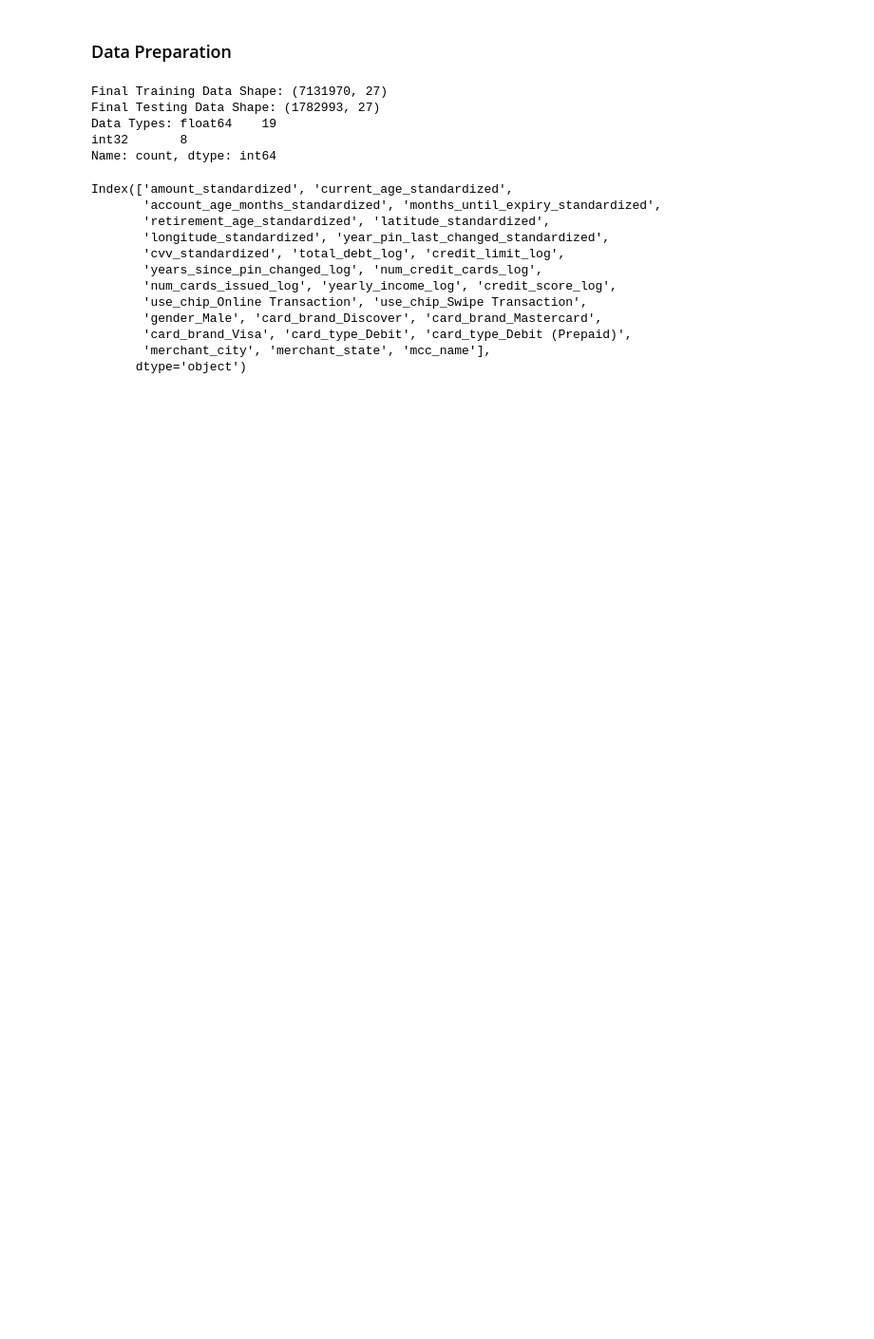
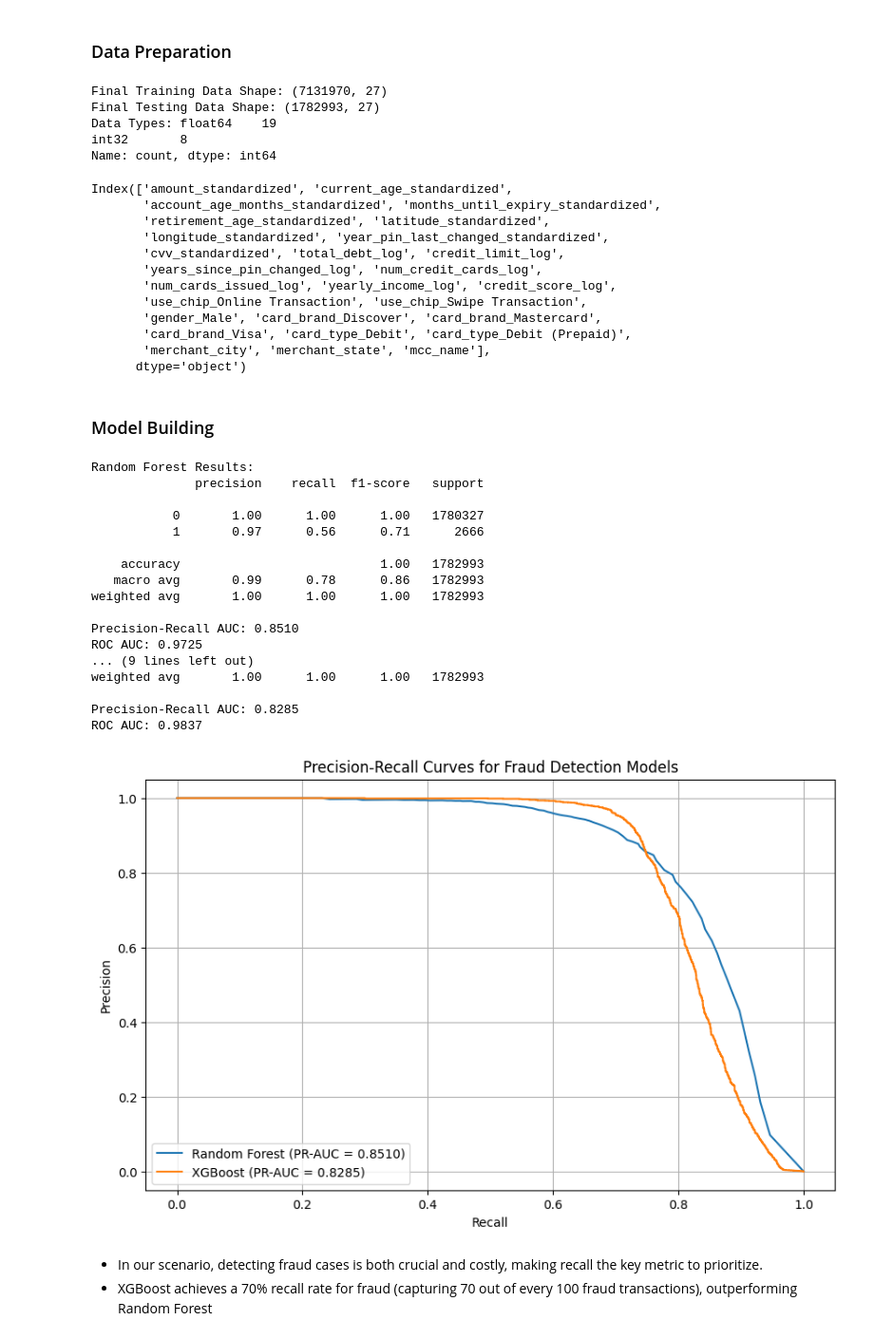
Before and after one commit to esr26/Kaggle-Projects, a Jupyter notebook: Financial Transaction Fraud/ft.ipynb, the cells around one changed output. Shown at 95% size. Saved outputs shown, nothing was run; the diff lists cells and outputs as text; code cells hidden in the pictures; blank space fills up the shorter version.

Commit message:
Code Updated
First cut model done

```diff
--- a/Financial Transaction Fraud/ft.ipynb
+++ b/Financial Transaction Fraud/ft.ipynb
@@ -699,6 +685,8 @@ fraud_label
 0    0.998505
 1    0.001495
 Name: proportion, dtype: float64
+# %%
+final_df = pd.read_csv('new_base.csv')
 # %%
 final_df.columns
 # %% [output]
@@ -791,7 +765,7 @@ X_test.drop(columns=log1p_cols, inplace=True)
 
 
 # Handling Left Skewed Columns
-max_credit_score = df['credit_score'].max()
+max_credit_score = X_train['credit_score'].max()
 X_train[f'credit_score_log'] = np.log1p(max_credit_score - X_train['credit_score'])
 X_test[f'credit_score_log'] = np.log1p(max_credit_score - X_test['credit_score'])
 
@@ -813,7 +787,7 @@ X_test_ohe = X_test_ohe.astype(int)
 X_train.drop(columns=low_cardinality_cols, inplace=True)
 X_test.drop(columns=low_cardinality_cols, inplace=True)
 
-encoder = TargetEncoder(cols=high_cardinality_cols, smoothing=1.0, min_samples_leaf=5)
+encoder = TargetEncoder(cols=high_cardinality_cols, smoothing=1, min_samples_leaf=5)
 
 X_train_target = encoder.fit_transform(X_train[high_cardinality_cols], y_train)
 X_test_target = encoder.transform(X_test[high_cardinality_cols])
@@ -851,3 +825,68 @@ Index(['amount_standardized', 'current_age_standardized',
        'card_brand_Visa', 'card_type_Debit', 'card_type_Debit (Prepaid)',
        'merchant_city', 'merchant_state', 'mcc_name'],
       dtype='object')
+# %% [markdown]
+### Model Building
+# %%
+models = {
+    'Random Forest': RandomForestClassifier(class_weight="balanced", random_state=42, n_estimators=100),
+    'XGBoost': XGBClassifier(scale_pos_weight=len(y_train[y_train == 0])/len(y_train[y_train]==1), random_state=42, eval_metric='auc')
+}
+
+results = {}
+
+for name, model in models.items():
+    model.fit(X_train_final, y_train)
+    y_pred = model.predict(X_test_final)
+    y_pred_proba = model.predict_proba(X_test_final)[:, 1]
+
+    precision, recall, _ = precision_recall_curve(y_test, y_pred_proba)
+    pr_auc = auc(recall, precision)
+    roc_auc = roc_auc_score(y_test, y_pred_proba)
+
+    results[name] = {
+        'y_pred': y_pred,
+        'y_pred_proba': y_pred_proba,
+        'pr_auc': pr_auc,
+        'roc_auc': roc_auc
+    }
+
+    print(f"\n{name} Results:")
+    print(classification_report(y_test, y_pred))
+    print(f"Precision-Recall AUC: {pr_auc:.4f}")
+    print(f"ROC AUC: {roc_auc:.4f}")
+
+
+plt.figure(figsize=(10,6))
+for name in results:
+    precision, recall, _ = precision_recall_curve(y_test, results[name]['y_pred_proba'])
+    plt.plot(recall, precision, label=f'{name} (PR-AUC = {results[name]["pr_auc"]:.4f})')
+
+plt.xlabel('Recall')
+plt.ylabel('Precision')
+plt.title('Precision-Recall Curves for Fraud Detection Models')
+plt.legend(loc='lower left')
+plt.grid(True)
+plt.show()
+# %% [output]
+Random Forest Results:
+              precision    recall  f1-score   support
+
+           0       1.00      1.00      1.00   1780327
+           1       0.97      0.56      0.71      2666
+
+    accuracy                           1.00   1782993
+   macro avg       0.99      0.78      0.86   1782993
+weighted avg       1.00      1.00      1.00   1782993
+
+Precision-Recall AUC: 0.8510
+ROC AUC: 0.9725
+... (9 lines left out)
+weighted avg       1.00      1.00      1.00   1782993
+
+Precision-Recall AUC: 0.8285
+ROC AUC: 0.9837
+[figure, added]
+# %% [markdown]
+- In our scenario, detecting fraud cases is both crucial and costly, making recall the key metric to prioritize.
+- XGBoost achieves a 70% recall rate for fraud (capturing 70 out of every 100 fraud transactions), outperforming Random Forest
```
Also changed, not shown: parts of 5 cells of this notebook.
